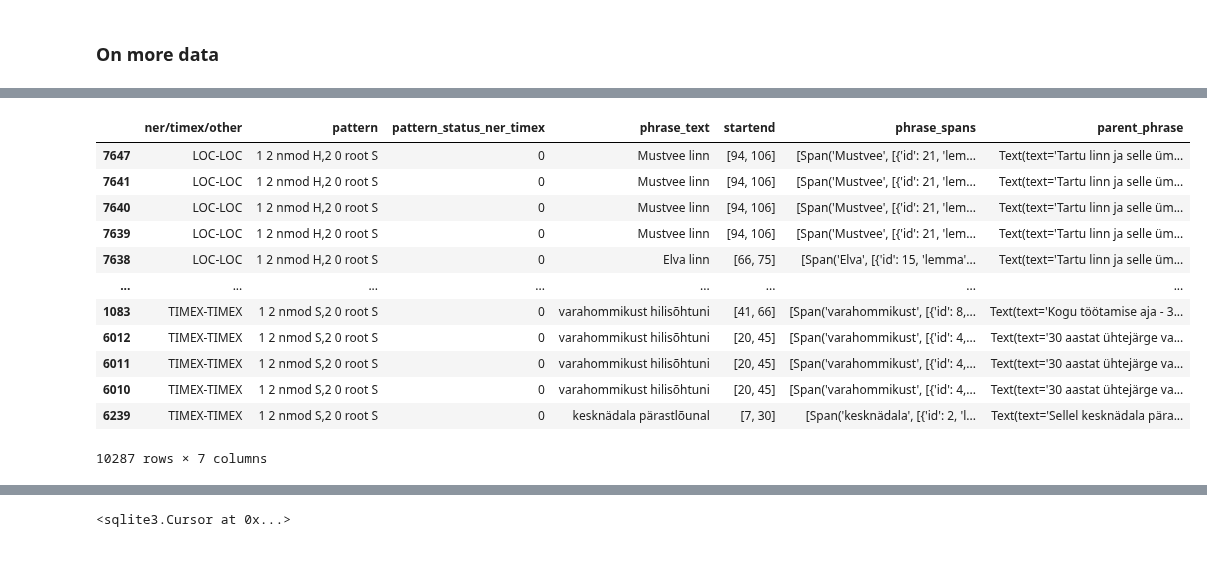
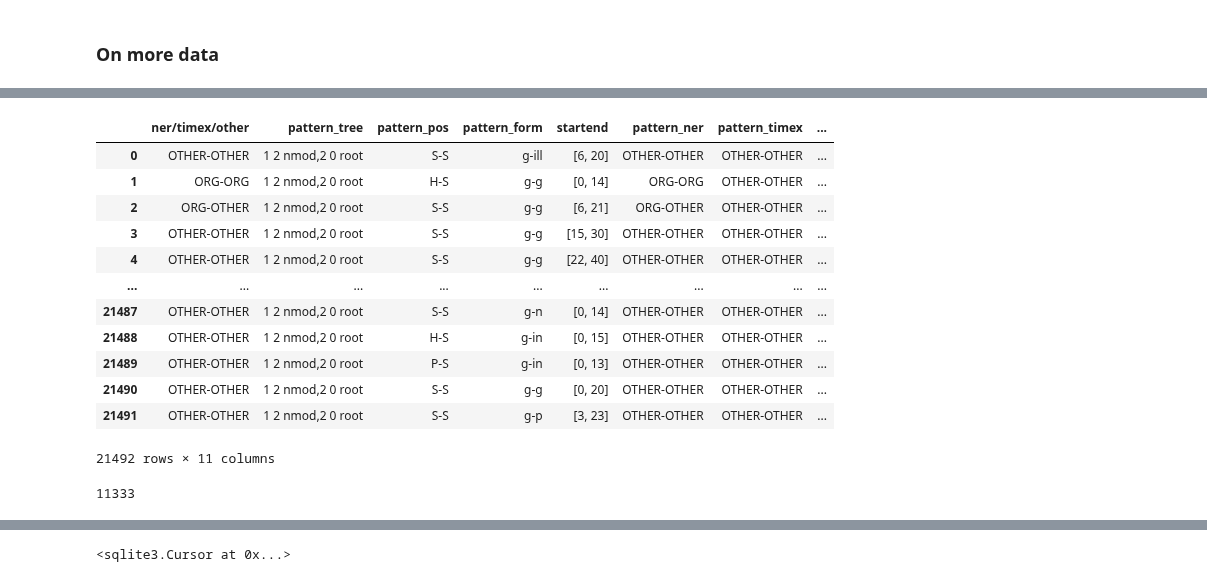
Before and after one commit to estnltk/syntax_experiments, a Jupyter notebook: test_100000_sentences/atomic_phrases_reverse/Correct_pattern_search.ipynb, the cells around one changed output, grey strips where cells are left out. Drawn from its saved outputs; the diff is of its cells as text; code cells hidden in the pictures.

Commit message:
added notebooks of pattern search

```diff
--- a/test_100000_sentences/atomic_phrases_reverse/Correct_pattern_search.ipynb
+++ b/test_100000_sentences/atomic_phrases_reverse/Correct_pattern_search.ipynb
@@ -494,0 +710,20 @@ matches_df
+# %%
+# NER
+combinations_ner = []
+for idx, row in matches_df.iterrows():
+    combination_ner = []
+    for stanza_word in row['phrase_spans']:
+        combination_ner.append(get_ner(row['parent_phrase'], stanza_word))
+    combinations_ner.append("-".join(combination_ner))
+
+matches_df.insert(4, 'pattern_ner', combinations_ner)
+# %%
+# TIMEX
+combinations_timex = []
+for idx, row in matches_df.iterrows():
+    combination_timex = []
+    for stanza_word in row['phrase_spans']:
+        combination_timex.append(get_timex(row['parent_phrase'], stanza_word))
+    combinations_timex.append("-".join(combination_timex))
+
+matches_df.insert(5, 'pattern_timex', combinations_timex)
@@ -495,21 +746,21 @@ matches_df
 # %%
-matches_df = matches_df.drop(columns=['pattern_status_ner_timex'])
+#matches_df = matches_df.drop(columns=['pos_sequence'])
 # %%
 # adding information about pattern status (with ner/timex) -> 0 (pattern does not exist in pattern list),
 # 1 (pattern exists in pattern list)
 pattern_statuses = []
 for idx, row in matches_df.iterrows():
     ner_timex = row['ner/timex/other'].split('-')
-    pattern_splitted = [part.split() for part in row['pattern'].split(',')]
+    pattern_splitted = [part.split() for part in row['pattern_tree'].split(',')]
     for i in range(len(pattern_splitted)):
         pattern_splitted[i].insert(1, ner_timex[i])
     for i in range(len(pattern_splitted)):
         pattern_splitted[i] = " ".join(pattern_splitted[i])
     new_pattern = ",".join(pattern_splitted)
 
-    if new_pattern in patterns:
+    if new_pattern in patterns_with_ner_timex_other:
         pattern_statuses.append(1)
     else:
         pattern_statuses.append(0)
 
-matches_df.insert(2, 'pattern_status_ner_timex', pattern_statuses)
+matches_df.insert(6, 'pattern_status_ner_timex_other', pattern_statuses)
@@ -527,16 +792,16 @@ matches_df_sorted = matches_df.sort_values(by=['ner/timex/other'])
 # %%
-matches_df_sorted
+matches_df
 # %% [output]
-|  | ner/timex/other | pattern | pattern_status_ner_timex | phrase_text | startend | phrase_spans | parent_phrase |
-| 7647 | LOC-LOC | 1 2 nmod H,2 0 root S | 0 | Mustvee linn | [94, 106] | [Span('Mustvee', [{'id': 21, 'lem... | Text(text='Tartu linn ja selle üm... |
-| 7641 | LOC-LOC | 1 2 nmod H,2 0 root S | 0 | Mustvee linn | [94, 106] | [Span('Mustvee', [{'id': 21, 'lem... | Text(text='Tartu linn ja selle üm... |
-| 7640 | LOC-LOC | 1 2 nmod H,2 0 root S | 0 | Mustvee linn | [94, 106] | [Span('Mustvee', [{'id': 21, 'lem... | Text(text='Tartu linn ja selle üm... |
-| 7639 | LOC-LOC | 1 2 nmod H,2 0 root S | 0 | Mustvee linn | [94, 106] | [Span('Mustvee', [{'id': 21, 'lem... | Text(text='Tartu linn ja selle üm... |
-| 7638 | LOC-LOC | 1 2 nmod H,2 0 root S | 0 | Elva linn | [66, 75] | [Span('Elva', [{'id': 15, 'lemma'... | Text(text='Tartu linn ja selle üm... |
-| ... | ... | ... | ... | ... | ... | ... | ... |
-| 1083 | TIMEX-TIMEX | 1 2 nmod S,2 0 root S | 0 | varahommikust hilisõhtuni | [41, 66] | [Span('varahommikust', [{'id': 8,... | Text(text='Kogu töötamise aja - 3... |
-| 6012 | TIMEX-TIMEX | 1 2 nmod S,2 0 root S | 0 | varahommikust hilisõhtuni | [20, 45] | [Span('varahommikust', [{'id': 4,... | Text(text='30 aastat ühtejärge va... |
-| 6011 | TIMEX-TIMEX | 1 2 nmod S,2 0 root S | 0 | varahommikust hilisõhtuni | [20, 45] | [Span('varahommikust', [{'id': 4,... | Text(text='30 aastat ühtejärge va... |
-| 6010 | TIMEX-TIMEX | 1 2 nmod S,2 0 root S | 0 | varahommikust hilisõhtuni | [20, 45] | [Span('varahommikust', [{'id': 4,... | Text(text='30 aastat ühtejärge va... |
-| 6239 | TIMEX-TIMEX | 1 2 nmod S,2 0 root S | 0 | kesknädala pärastlõunal | [7, 30] | [Span('kesknädala', [{'id': 2, 'l... | Text(text='Sellel kesknädala pära... |
+|  | ner/timex/other | pattern_tree | pattern_pos | pattern_form | startend | pattern_ner | pattern_timex | ... |
+| 0 | OTHER-OTHER | 1 2 nmod,2 0 root | S-S | g-ill | [6, 20] | OTHER-OTHER | OTHER-OTHER | ... |
+| 1 | ORG-ORG | 1 2 nmod,2 0 root | H-S | g-g | [0, 14] | ORG-ORG | OTHER-OTHER | ... |
+| 2 | ORG-OTHER | 1 2 nmod,2 0 root | S-S | g-g | [6, 21] | ORG-OTHER | OTHER-OTHER | ... |
+| 3 | OTHER-OTHER | 1 2 nmod,2 0 root | S-S | g-g | [15, 30] | OTHER-OTHER | OTHER-OTHER | ... |
+| 4 | OTHER-OTHER | 1 2 nmod,2 0 root | S-S | g-g | [22, 40] | OTHER-OTHER | OTHER-OTHER | ... |
+| ... | ... | ... | ... | ... | ... | ... | ... | ... |
+| 21487 | OTHER-OTHER | 1 2 nmod,2 0 root | S-S | g-n | [0, 14] | OTHER-OTHER | OTHER-OTHER | ... |
+| 21488 | OTHER-OTHER | 1 2 nmod,2 0 root | H-S | g-in | [0, 15] | OTHER-OTHER | OTHER-OTHER | ... |
+| 21489 | OTHER-OTHER | 1 2 nmod,2 0 root | P-S | g-in | [0, 13] | OTHER-OTHER | OTHER-OTHER | ... |
+| 21490 | OTHER-OTHER | 1 2 nmod,2 0 root | S-S | g-g | [0, 20] | OTHER-OTHER | OTHER-OTHER | ... |
+| 21491 | OTHER-OTHER | 1 2 nmod,2 0 root | S-S | g-p | [3, 23] | OTHER-OTHER | OTHER-OTHER | ... |
-10287 rows × 7 columns
+21492 rows × 11 columns
@@ -542,0 +814,4 @@ matches_df_sorted
+# %%
+len(unique_parent_phrases)
+# %% [output]
+11333
```
Also changed, not shown: parts of 28 cells of this notebook, 2 other files.
